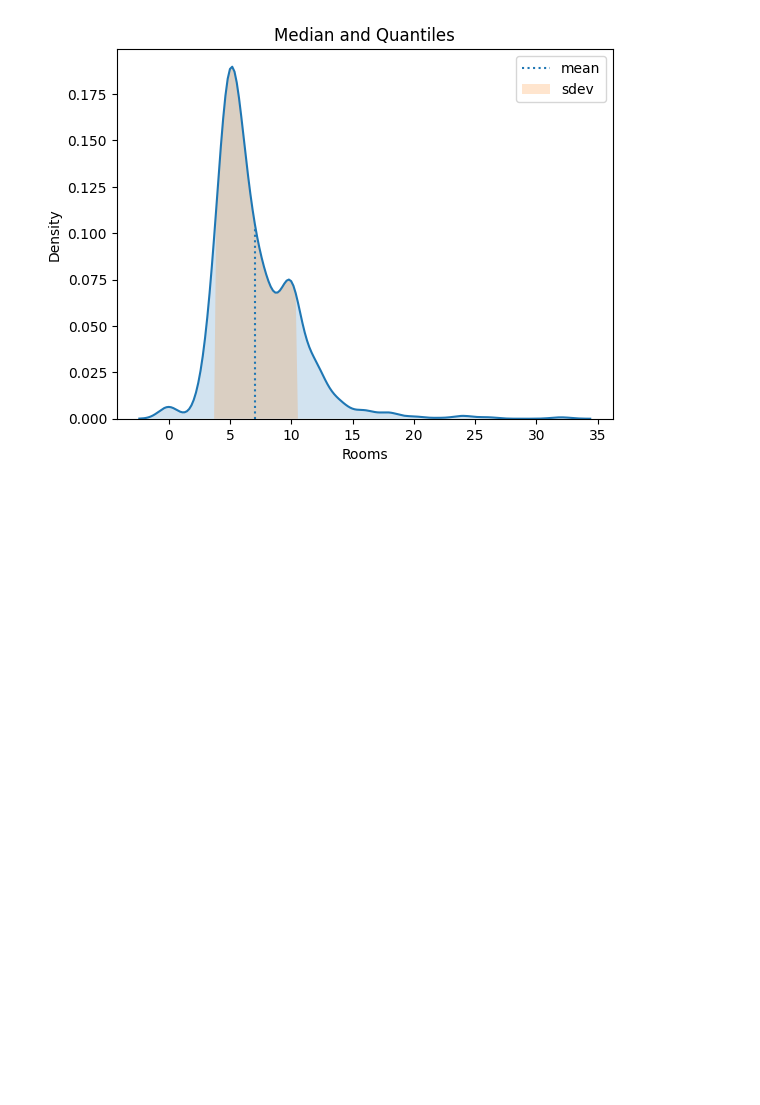
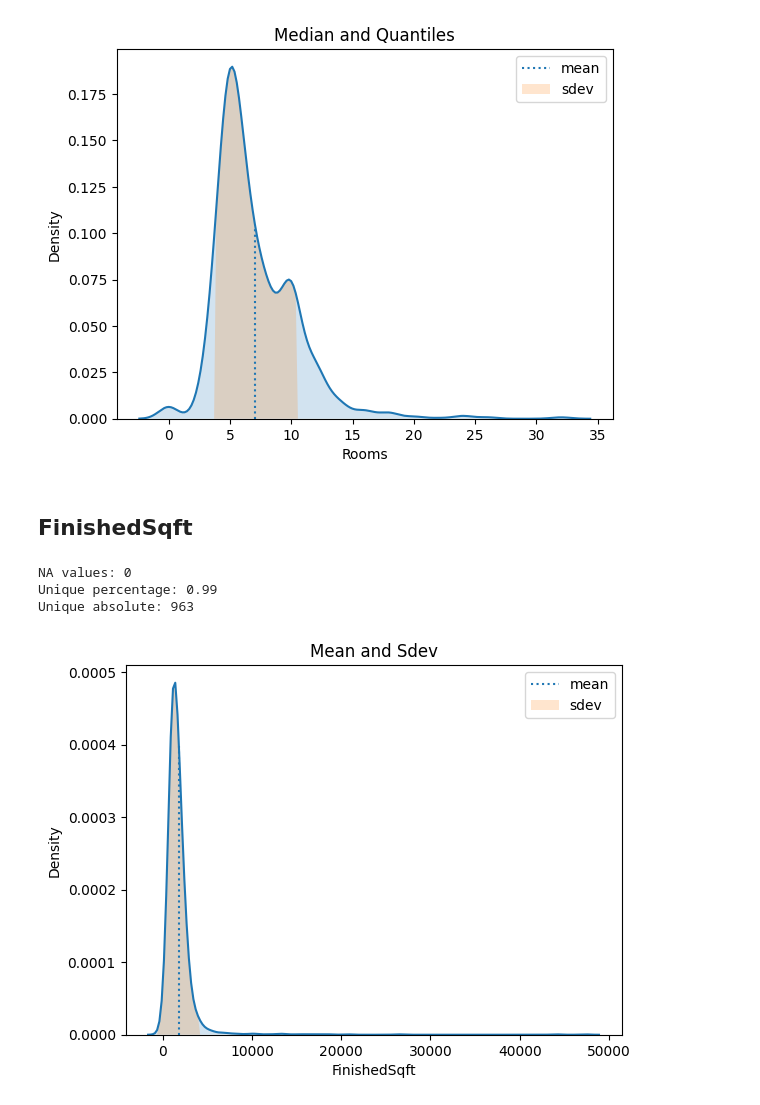
Before and after one commit to Flixner/Property-Sales-Prediction, a Jupyter notebook: eda.ipynb, the cells around one changed output. Drawn from its saved outputs; the diff is of its cells as text; code cells hidden in the pictures; blank space fills up the shorter version.

```diff
--- a/eda.ipynb
+++ b/eda.ipynb
@@ -672,3 +672,15 @@ kde_plot(df, "Rooms", title="Mean and sdev", kde_ext=kde_ext_mean_sdev)
 kde_plot(df, "Rooms", title="Median and Quantiles", kde_ext=kde_ext_mean_sdev)
 # %% [output]
 [figure]
+# %% [markdown]
+## FinishedSqft
+# %%
+basis_statistical_values(df, "FinishedSqft")
+# %% [output]
+NA values: 0
+Unique percentage: 0.99
+Unique absolute: 963
+# %%
+kde_plot(df, "FinishedSqft", "Mean and Sdev", kde_ext=kde_ext_mean_sdev)
+# %% [output]
+[figure, added]
```
Also changed, not shown: parts of 33 cells of this notebook.
